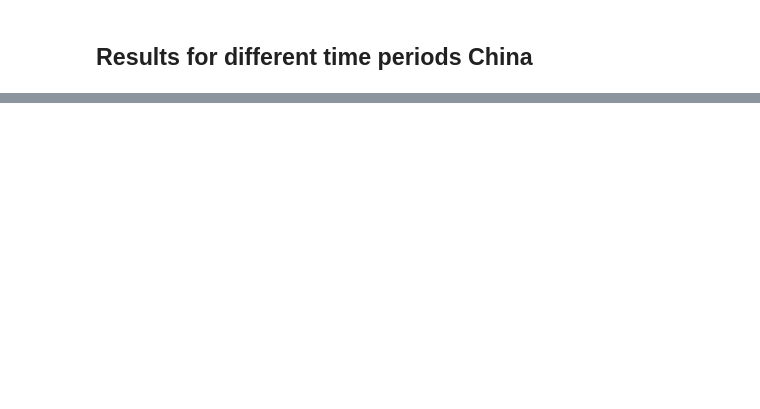
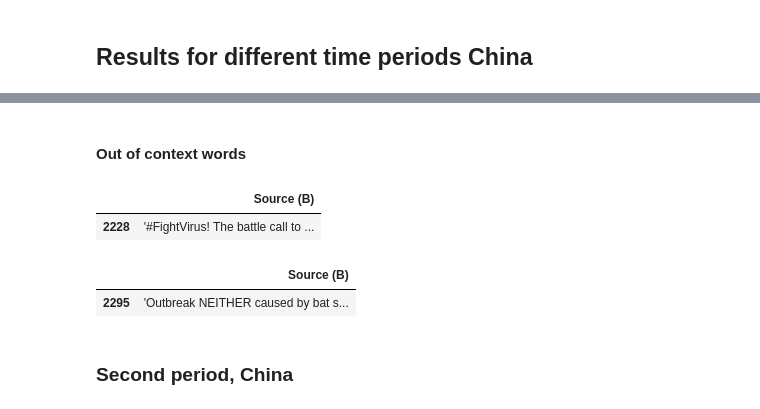
Before and after one commit to silviapoletti/Covid19-related-tweets-Network-Analysis, a Jupyter notebook: src/LIWK_and_projection(draft).ipynb, the cells around one changed output, grey strips where cells are left out. Cells and saved outputs as stored; diff of their text form; code cells hidden in the pictures; blank space fills up the shorter version.

```diff
--- a/src/LIWK_and_projection(draft).ipynb
+++ b/src/LIWK_and_projection(draft).ipynb
@@ -717,3 +804,16 @@ m_w_c1_ord =dict(sorted(m_w_c1.to_dict().items(), key=lambda item: item[1],rever
+# %% [markdown]
+#### Out of context words
+# %%
+with pd.option_context('display.max_colwidth', -1):
+    display(china1L.loc[china1L['Source (B)'].str.contains("echo", case=False)][['Source (B)']])
+    display(china1L.loc[china1L['Source (B)'].str.contains("soup", case=False)][['Source (B)']])
+# %% [output]
+|  | Source (B) |
+| 2228 | '#FightVirus! The battle call to ... |
+|  | Source (B) |
+| 2295 | 'Outbreak NEITHER caused by bat s... |
+# %% [markdown]
+### Second period, China
 # %%
 china2L[china2L['Source (A)']== '1316614782095482880']["Source (B)"]
 china2L.drop(china2L[china2L['Source (A)']== '1316614782095482880'].index, inplace=True, axis=0)
```
Also changed, not shown: parts of 41 cells of this notebook, 1 other file.
